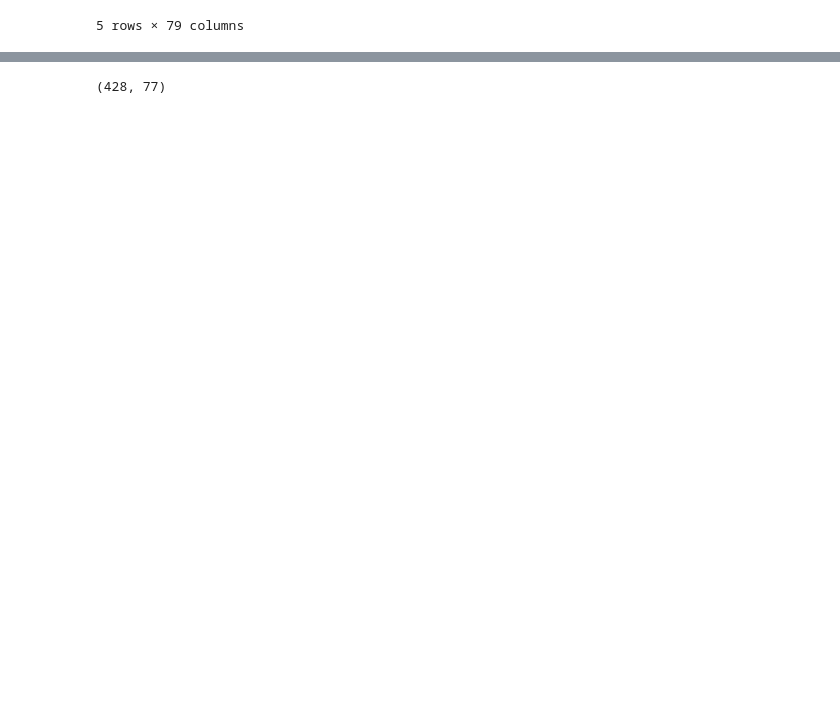
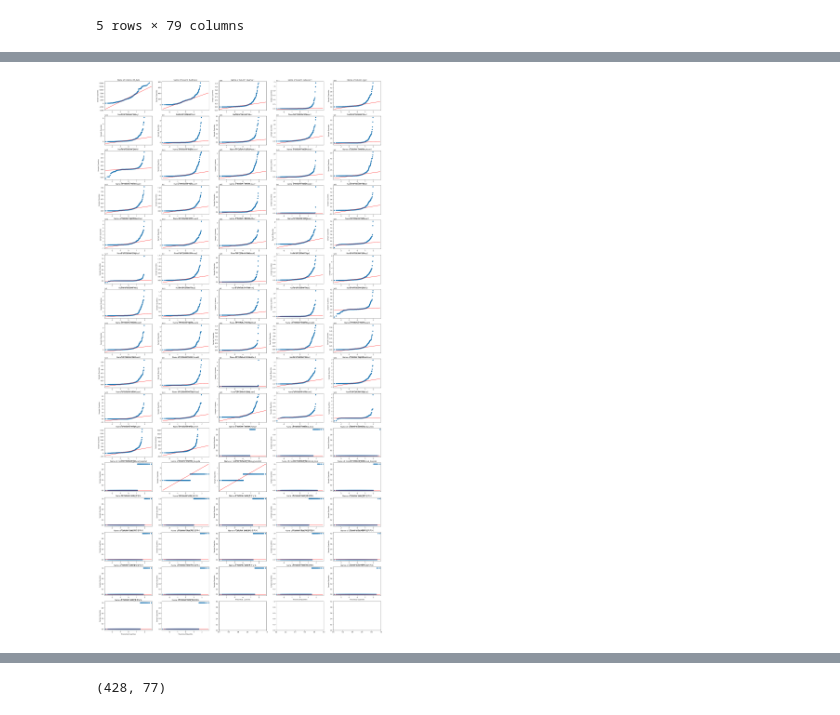
Before and after one commit to nyeokinyeoki/Gym_zalabim, a Jupyter notebook: ipynb/hospital.ipynb, the cells around one changed output, grey strips where cells are left out. Saved outputs shown, nothing was run; the diff lists cells and outputs as text; code cells hidden in the pictures; blank space fills up the shorter version.

```diff
--- a/ipynb/hospital.ipynb
+++ b/ipynb/hospital.ipynb
@@ -1267,7 +1395,7 @@ def show_qq(DF, colList : list) :
     colList : 정규성을 확인하고자 하는 data의 컬럼명 리스트입니다.
     """
     import math
-    fig, axs = plt.subplots(figsize=(16, 32), nrows=int(math.ceil(len(colList)/3)), ncols=3)
+    fig, axs = plt.subplots(figsize=(32, 64), nrows=int(math.ceil(len(colList)/5)), ncols=5)
     # axs는 numpy ndarray 형식
 
     # 한글 폰트 설정 및 깨짐 방지
@@ -1275,12 +1403,14 @@ def show_qq(DF, colList : list) :
     matplotlib.rcParams['axes.unicode_minus'] = False
 
     for c in range(int(len(colList))):
-        sm.qqplot(data=DF[colList[c]], dist=stats.norm, line='q', ax=axs[(c//3),(c % 3)])
-        axs[(c//3),(c % 3)].set_title("Name of Column :"+ colList[c])
+        sma.qqplot(data=DF[colList[c]], dist=stats.norm, line='q', ax=axs[(c//5),(c % 5)])
+        axs[(c//5),(c % 5)].set_title("Name of Column :"+ colList[c])
 
     plt.show()
 
     return
 # %%
-# 일부 컬럼의 정규성 확인
-# show_qq(DF=df_m, colList=df_m.columns.to_list()[10:22])
+# 전체 컬럼의 정규성 확인
+show_qq(DF=df_m, colList=df_m.columns.to_list()[2:])
+# %% [output]
+[figure, added]
```
Also changed, not shown: parts of 32 cells of this notebook, 1 other file.
